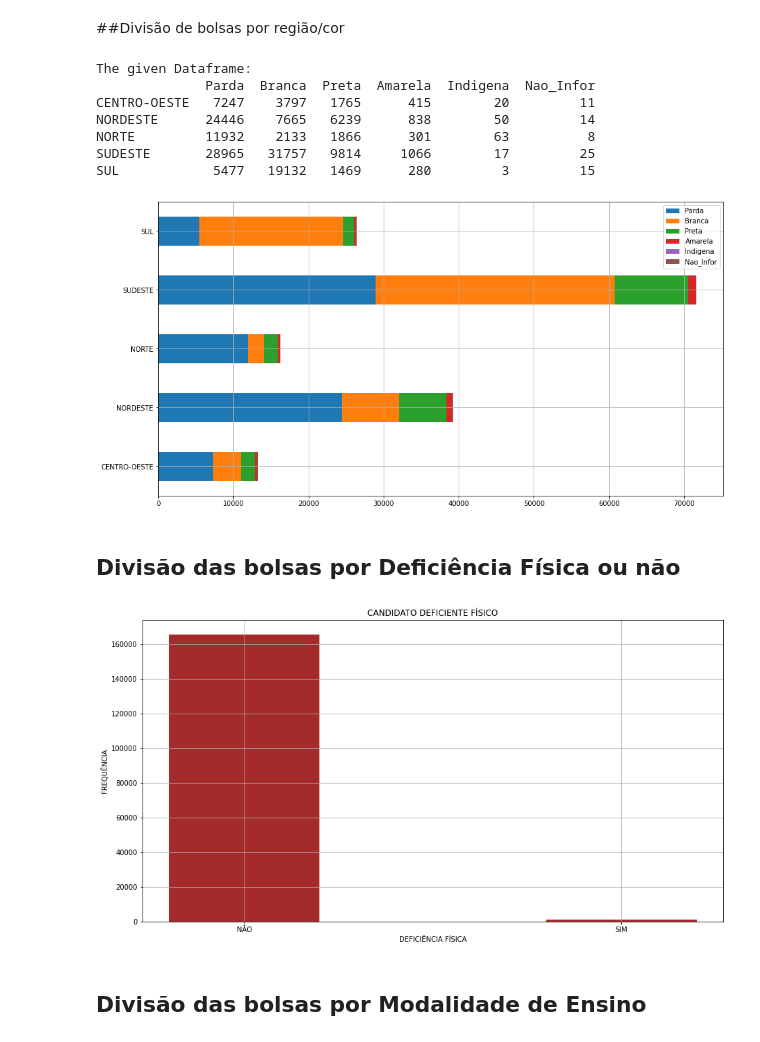
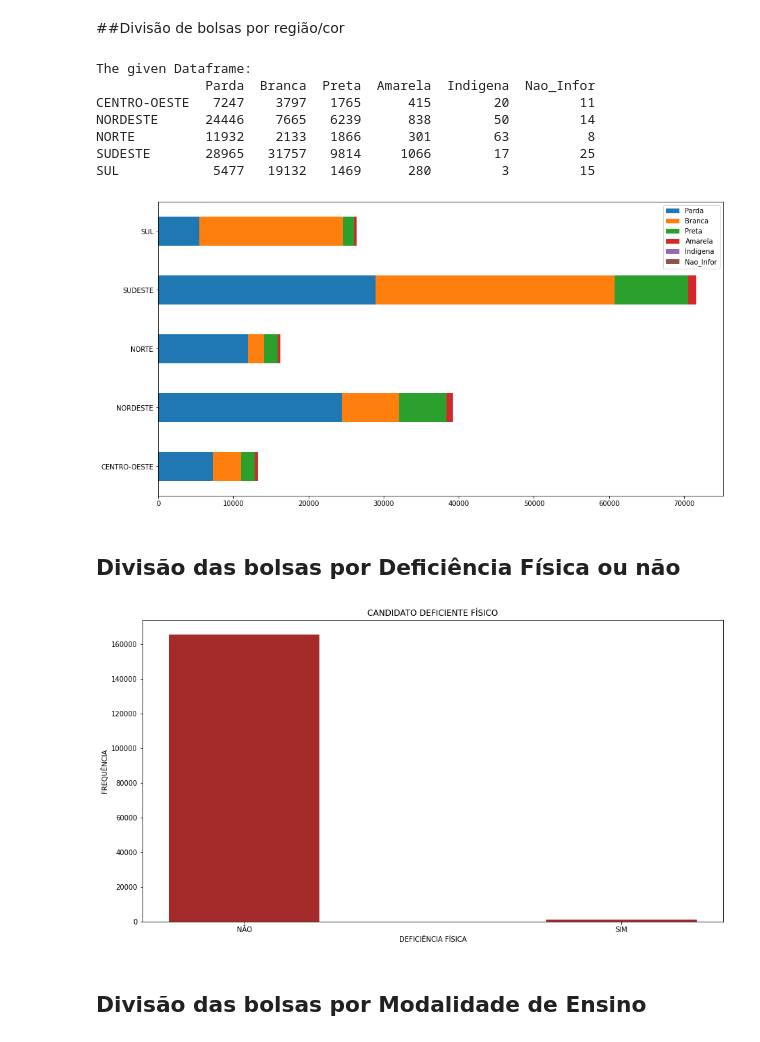
Before and after one commit to jaquelinecella/Analise_Exploratoria_Pandas, a Jupyter notebook: Projeto_2.ipynb, the cells around one changed output. Saved outputs shown, nothing was run; the diff lists cells and outputs as text; code cells hidden in the pictures.

```diff
--- a/Projeto_2.ipynb
+++ b/Projeto_2.ipynb
@@ -1086,32 +1087,32 @@ plt.show()
 # %%
 data_frme = pd.DataFrame({
   "Parda": [AB[0], AB[6], AB[12], AB[19], AB[25]],
   "Branca": [AB[1], AB[7], AB[13], AB[18], AB[24]],
   "Preta": [AB[2], AB[8], AB[14], AB[20], AB[26]],
   "Amarela": [AB[3], AB[9], AB[15], AB[21], AB[27]],
   "Indigena": [AB[4], AB[10], AB[16], AB[23], AB[29]],
   "Nao_Infor": [AB[5], AB[11], AB[17], AB[22], AB[28]]},
 
   index= ['CENTRO-OESTE', 'NORDESTE', 'NORTE', 'SUDESTE', 'SUL'],
 
 )
 
 print("The given Dataframe:")
 print(data_frme)
 print()
 
 data_frme.plot.barh(rot=0, stacked=True)
-plt.grid(b=None)
+#plt.grid(b=None)
 plt.show()
 # %% [output]
 The given Dataframe:
               Parda  Branca  Preta  Amarela  Indigena  Nao_Infor
 CENTRO-OESTE   7247    3797   1765      415        20         11
 NORDESTE      24446    7665   6239      838        50         14
 NORTE         11932    2133   1866      301        63          8
 SUDESTE       28965   31757   9814     1066        17         25
 SUL            5477   19132   1469      280         3         15
-[figure, old version]
+[figure, new version]
 # %% [markdown]
 ## Divisão das bolsas por Deficiência Física ou não
 # %%
@@ -1122,10 +1123,10 @@ plt.xlabel("DEFICIÊNCIA FÍSICA")
 plt.ylabel("FREQUÊNCIA")
 plt.title("CANDIDATO DEFICIENTE FÍSICO")
 plt.rcParams['figure.figsize'] = (15,8)
-plt.grid(b=None)
+#plt.grid(b=None)
 plt.show()
 # %% [output]
-[figure, old version]
+[figure, new version]
 # %% [markdown]
 ## Divisão das bolsas por Modalidade de Ensino
 # %%
```
Also changed, not shown: parts of 7 cells of this notebook.
